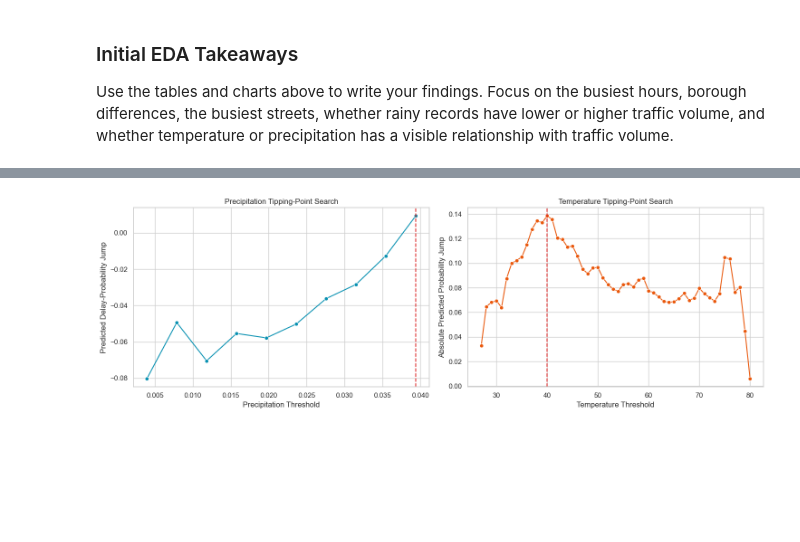
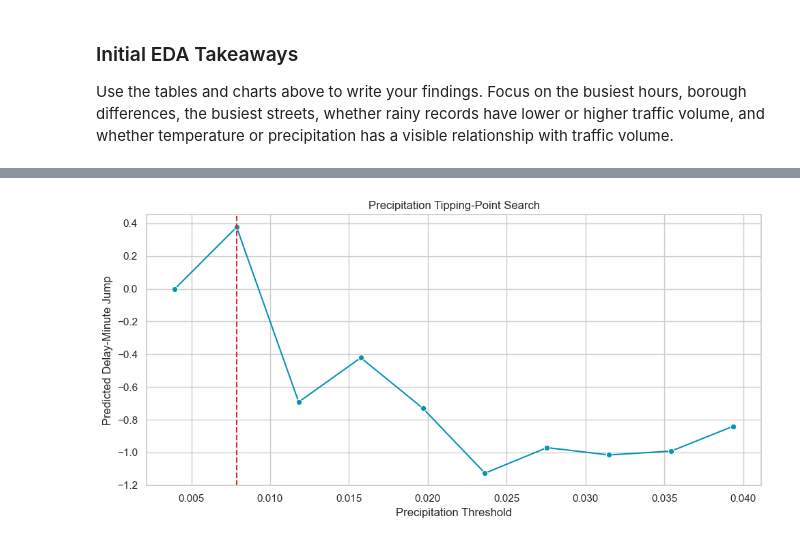
Before and after one commit to datasheng/csc46000-team-project-2026, a Jupyter notebook: proje.ipynb, the cells around one changed output, grey strips where cells are left out. Cells and saved outputs as stored; diff of their text form; code cells hidden in the pictures; blank space fills up the shorter version.

```diff
--- a/proje.ipynb
+++ b/proje.ipynb
@@ -595,11 +598,6 @@ ml_df["rain_intensity"] = pd.cut(
     ml_df["precipitation"],
     bins=[-0.001, 0, 0.05, 0.15, float("inf")],
     labels=["none", "light", "moderate", "heavy"]
-)
-ml_df["temp_bin"] = pd.cut(
-    ml_df["temperature_2m"],
-    bins=[-float("inf"), 32, 45, 60, 75, float("inf")],
-    labels=["freezing", "cold", "mild", "warm", "hot"]
 )
 
 baseline_cols = ["boro", "street", "fromst", "tost", "direction", "day_of_week", "hour"]
@@ -613,12 +611,20 @@ baseline_volume = (
 ml_df = ml_df.merge(baseline_volume, on=baseline_cols, how="left")
 ml_df = ml_df[ml_df["expected_volume"] > 0].copy()
 ml_df["delay_index"] = ml_df["vol"] / ml_df["expected_volume"]
-ml_df["delay_risk"] = (ml_df["delay_index"] >= 1.20).astype(int)
+
+# Delay time proxy: a 1.20 delay index maps to about 12 excess minutes in an hour.
+ml_df["delay_minutes"] = ((ml_df["delay_index"] - 1).clip(lower=0) * 60).round(2)
+ml_df["delay_level"] = pd.cut(
+    ml_df["delay_minutes"],
+    bins=[-0.001, 5, 15, 30, float("inf")],
+    labels=["Low", "Moderate", "High", "Severe"]
+)
 
 rush_df = ml_df[ml_df["rush_hour"]].copy()
 
 print(f"Rush-hour rows: {len(rush_df):,}")
-print(f"Delay-risk rate during rush hour: {rush_df['delay_risk'].mean():.2%}")
-display(rush_df[["date", "hour", "boro", "street", "vol", "expected_volume", "delay_index", "delay_risk", "temperature_2m", "precipitation"]].head())
+print(f"Average estimated delay minutes: {rush_df['delay_minutes'].mean():.2f}")
+print(f"Average precipitation: {rush_df['precipitation'].mean():.3f}")
+display(rush_df[["date", "hour", "boro", "street", "vol", "expected_volume", "delay_index", "delay_minutes", "delay_level", "temperature_2m", "precipitation", "rain_intensity"]].head())
 # %% [output]
 Rush-hour rows: 2,875
@@ -1033,32 +1028,20 @@ display(temp_tipping.head(10))
 # %%
-fig, axes = plt.subplots(1, 2, figsize=(15, 5))
+plt.figure(figsize=(10, 5))
 
 if len(precip_tipping):
     precip_plot = precip_tipping.sort_values("precipitation_threshold")
-    sns.lineplot(data=precip_plot, x="precipitation_threshold", y="probability_jump", marker="o", ax=axes[0], color="#0891b2")
+    sns.lineplot(data=precip_plot, x="precipitation_threshold", y="delay_minute_jump", marker="o", color="#0891b2")
     best_precip = precip_tipping.iloc[0]
-    axes[0].axvline(best_precip["precipitation_threshold"], color="#dc2626", linestyle="--")
-    axes[0].set_title("Precipitation Tipping-Point Search")
-    axes[0].set_xlabel("Precipitation Threshold")
-    axes[0].set_ylabel("Predicted Delay-Probability Jump")
+    plt.axvline(best_precip["precipitation_threshold"], color="#dc2626", linestyle="--")
+    plt.title("Precipitation Tipping-Point Search")
+    plt.xlabel("Precipitation Threshold")
+    plt.ylabel("Predicted Delay-Minute Jump")
 else:
-    axes[0].text(0.5, 0.5, "No reliable precipitation tipping point", ha="center", va="center")
-    axes[0].set_axis_off()
-
-if len(temp_tipping):
-    temp_plot = temp_tipping.sort_values("temperature_threshold")
-    sns.lineplot(data=temp_plot, x="temperature_threshold", y="absolute_probability_jump", marker="o", ax=axes[1], color="#ea580c")
-    best_temp = temp_tipping.iloc[0]
-    axes[1].axvline(best_temp["temperature_threshold"], color="#dc2626", linestyle="--")
-    axes[1].set_title("Temperature Tipping-Point Search")
-    axes[1].set_xlabel("Temperature Threshold")
-    axes[1].set_ylabel("Absolute Predicted Probability Jump")
-else:
-    axes[1].text(0.5, 0.5, "No reliable temperature tipping point", ha="center", va="center")
-    axes[1].set_axis_off()
+    plt.text(0.5, 0.5, "No reliable precipitation tipping point", ha="center", va="center")
+    plt.axis("off")
 
 plt.tight_layout()
 plt.show()
 # %% [output]
-[figure, old version]
+[figure, new version]
 # %%
```
Also changed, not shown: parts of 17 cells of this notebook, 2 other files.
